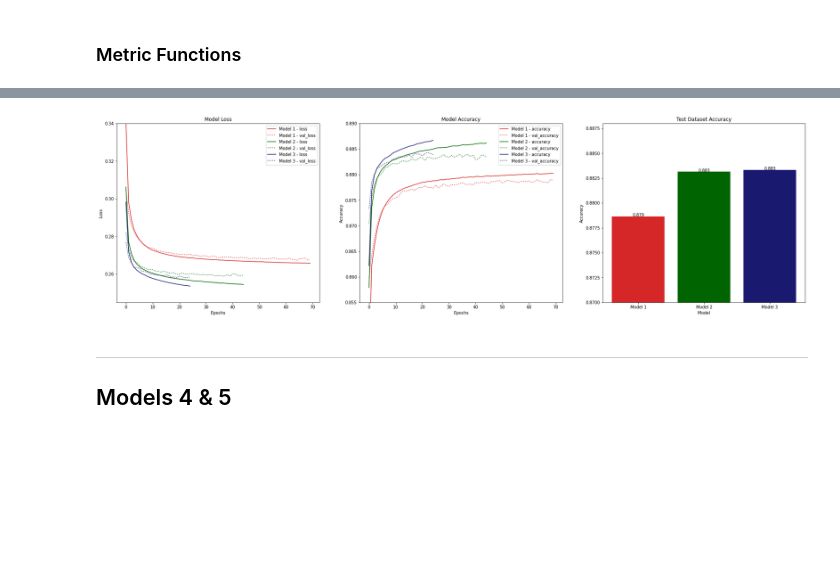
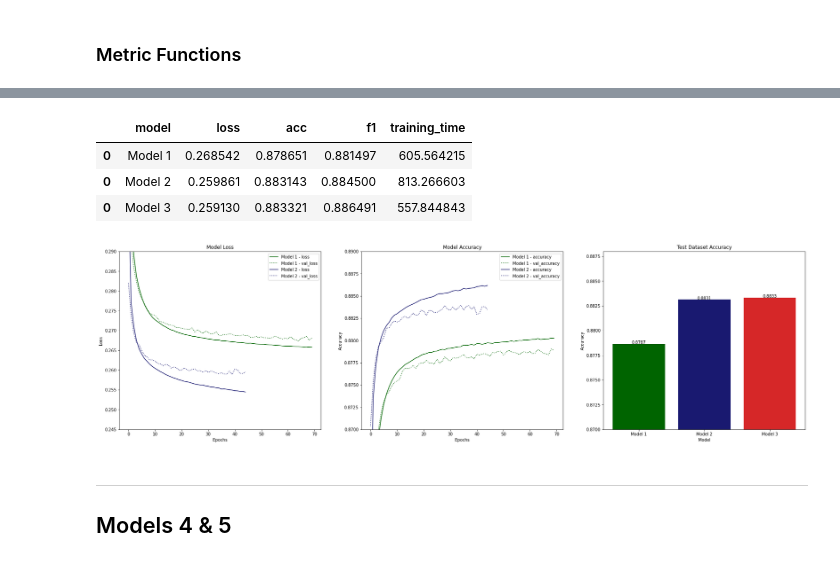
Before and after one commit to JosephLazarus/QTW, a Jupyter notebook: Case Study 6/CaseStudy6_Final.ipynb, the cells around one changed output, grey strips where cells are left out. Saved outputs shown, nothing was run; the diff lists cells and outputs as text; code cells hidden in the pictures; blank space fills up the shorter version.

```diff
--- a/Case Study 6/CaseStudy6_Final.ipynb
+++ b/Case Study 6/CaseStudy6_Final.ipynb
@@ -416,7 +416,7 @@ test_matrices
 def matrices_plot(models_histories, test_matrices, y00, y01, y10, y11, y20, y21):
     loss = ['loss', 'val_loss']
     acc = ['accuracy', 'val_accuracy']
-    colors = ['tab:red', 'darkgreen', 'midnightblue', 'royalblue', 'skyblue']
+    colors = ['darkgreen', 'midnightblue', 'tab:red', 'maroon', 'chocolate', 'gold']
 
     fig, ax = plt.subplots(nrows=1, ncols=3, figsize=(30,8))
 
@@ -457,15 +457,26 @@ def matrices_plot(models_histories, test_matrices, y00, y01, y10, y11, y20, y21)
     ax[2].bar(test_matrices['model'], test_matrices['acc'], color=colors)
 
     label = list(test_matrices['acc'])
-    label_ = ['{:.3f}'.format(elem) for elem in label]
+    label_ = ['{:.4f}'.format(elem) for elem in label]
 
     for i in range(len(label)):
         plt.text(i, label[i], label_[i], ha='center')
 plt.show()
+# %%
+tt = test_matrices.iloc[0:3]
+tt
+# %% [output]
+|  | model | loss | acc | f1 | training_time |
+| 0 | Model 1 | 0.268542 | 0.878651 | 0.881497 | 605.564215 |
+| 0 | Model 2 | 0.259861 | 0.883143 | 0.884500 | 813.266603 |
+| 0 | Model 3 | 0.259130 | 0.883321 | 0.886491 | 557.844843 |
+# %%
+hh = {k: models_histories[k] for k in list(models_histories)[:2]}
 # %%
-matrices_plot(models_histories, test_matrices, .245, .34, .855, .89, .87, .888)
+# matrices_plot(models_histories, test_matrices, .245, .34, .855, .89, .87, .888)
+matrices_plot(hh, tt, .245, .29, .87, .89, .87, .888)
 # %% [output]
-[figure, old version]
+[figure, new version]
 # %% [markdown]
 ---
 ## Models 4 & 5
```
Also changed, not shown: parts of 18 cells of this notebook.
